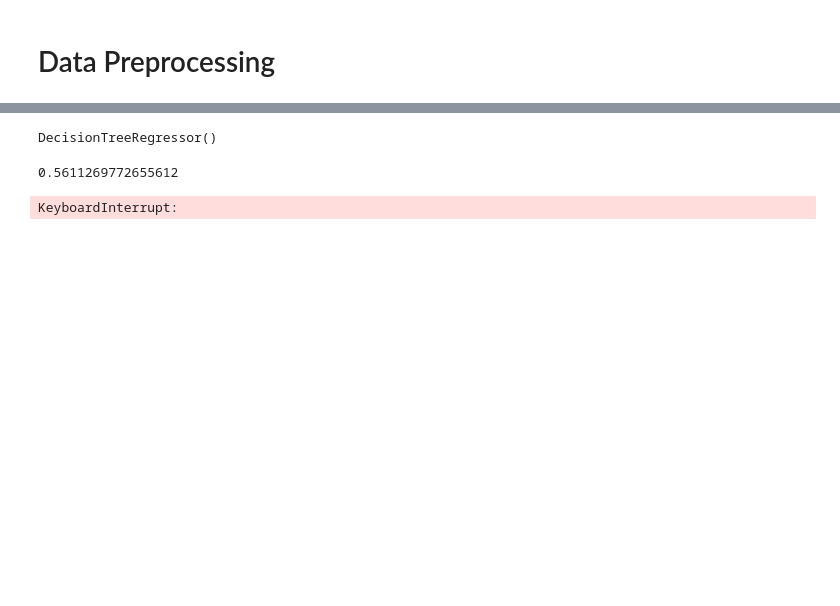
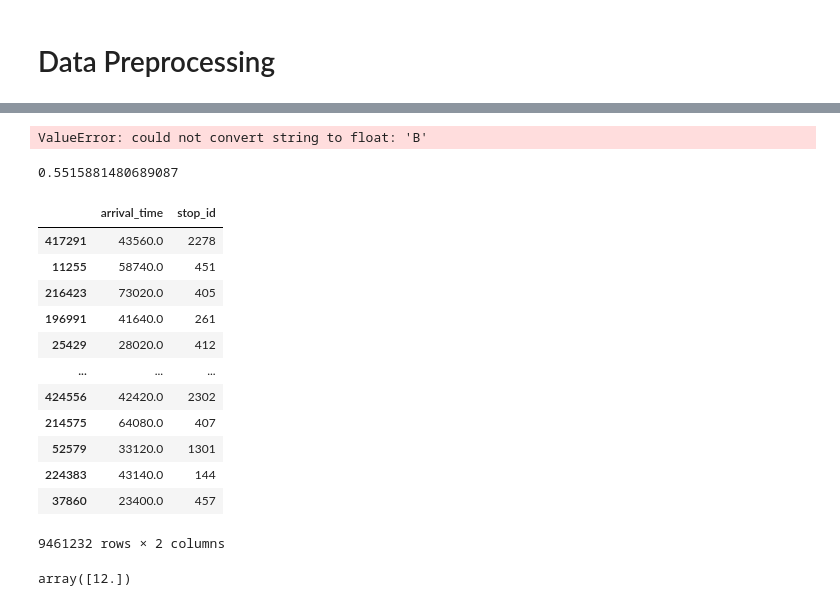
Before and after one commit to tricarico672/BDTProject, a Jupyter notebook: notebooks/model.ipynb, the cells around one changed output, grey strips where cells are left out. Saved outputs shown, nothing was run; the diff lists cells and outputs as text; code cells hidden in the pictures; blank space fills up the shorter version.

```diff
--- a/notebooks/model.ipynb
+++ b/notebooks/model.ipynb
@@ -42,7 +44,7 @@ df['time_sin'] = np.sin(2 * np.pi * df['arrival_time'] / 24)
 # %%
 from sklearn.model_selection import train_test_split
 
-X = df[['time_sin', 'hospital', 'school','stop_id']]
+X = df[['arrival_time', 'stop_id', 'route_short_name']]
 # X = df['stop_id'].to_numpy().reshape(-1,1)
 y = df['passengers']
 X_train, X_test, y_train, y_test = train_test_split(X, y, test_size=0.33, random_state=42)
@@ -57,25 +58,8 @@ model = DecisionTreeRegressor()
 # %%
 model.fit(X_train, y_train)
 # %% [output]
-DecisionTreeRegressor()
+ValueError: could not convert string to float: 'B'
 # %%
 model.score(X_test, y_test)
 # %% [output]
-0.5611269772655612
+0.5515881480689087
-# %%
-from sklearn.model_selection import RandomizedSearchCV
-from sklearn.ensemble import RandomForestRegressor
-
-param_grid = {
-    'n_estimators': [100, 300, 500],
-    'max_depth': [None, 10, 20, 30],
-    'min_samples_split': [2, 5, 10],
-    'min_samples_leaf': [1, 2, 5],
-    'max_features': ['sqrt', 'log2']
-}
-
-rf = RandomForestRegressor(random_state=42)
-search = RandomizedSearchCV(rf, param_distributions=param_grid, n_iter=20, cv=5, scoring='neg_mean_squared_error')
-search.fit(X_train, y_train)
-# %% [output]
-KeyboardInterrupt:
@@ -81,0 +70,16 @@ KeyboardInterrupt:
+# %%
+X_test
+# %% [output]
+|  | arrival_time | stop_id |
+| 417291 | 43560.0 | 2278 |
+| 11255 | 58740.0 | 451 |
+| 216423 | 73020.0 | 405 |
+| 196991 | 41640.0 | 261 |
+| 25429 | 28020.0 | 412 |
+| ... | ... | ... |
+| 424556 | 42420.0 | 2302 |
+| 214575 | 64080.0 | 407 |
+| 52579 | 33120.0 | 1301 |
+| 224383 | 43140.0 | 144 |
+| 37860 | 23400.0 | 457 |
+9461232 rows × 2 columns
@@ -81,0 +89,4 @@ KeyboardInterrupt:
+# %%
+np.round(model.predict(data_x))
+# %% [output]
+array([12.])
```
Also changed, not shown: parts of 16 cells of this notebook, 6 other files.
